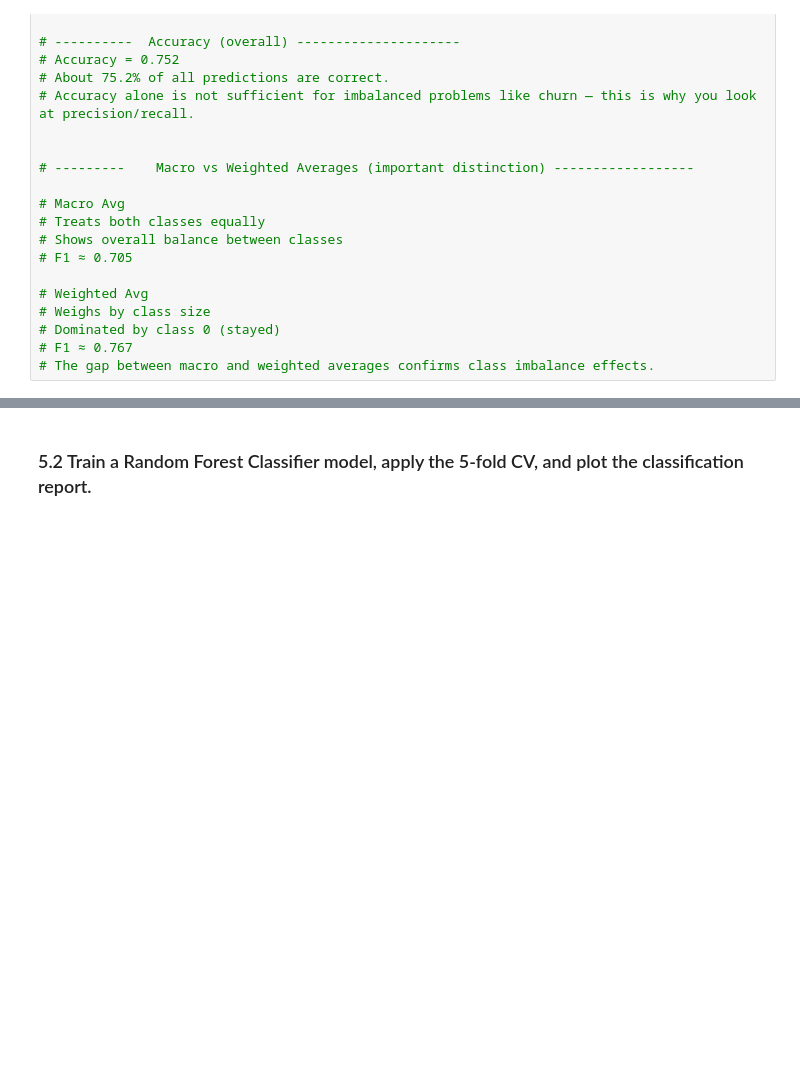
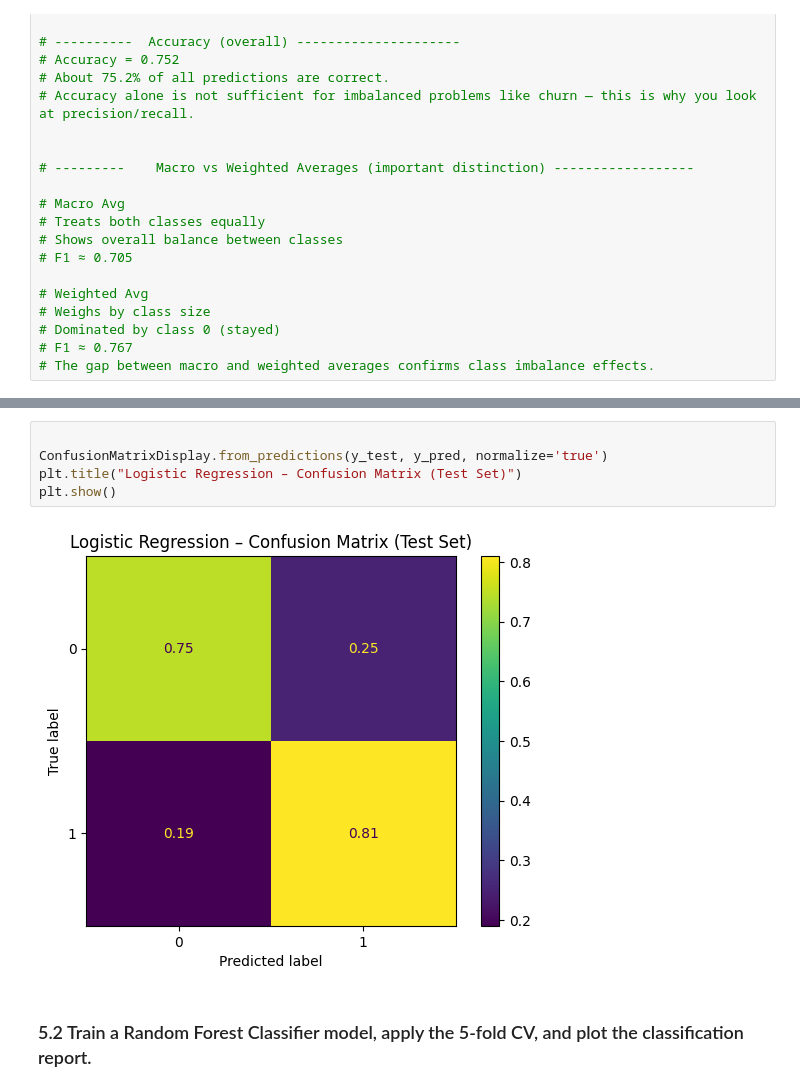
Before and after one commit to Mesterumit/Employee_Turnover_model, a Jupyter notebook: Employee_Turnover_App.ipynb, the cells around one changed output, grey strips where cells are left out. Cells and saved outputs as stored; diff of their text form; blank space fills up the shorter version.

Commit message:
added new confuison matrix

```diff
--- a/Employee_Turnover_App.ipynb
+++ b/Employee_Turnover_App.ipynb
@@ -525,3 +553,10 @@ plt.show()
+# %%
+
+ConfusionMatrixDisplay.from_predictions(y_test, y_pred, normalize='true')
+plt.title("Logistic Regression – Confusion Matrix (Test Set)")
+plt.show()
+# %% [output]
+[figure, added]
 # %% [markdown]
 ### 5.2 Train a Random Forest Classifier model, apply the 5-fold CV, and plot the classification report.
 # %%
```
Also changed, not shown: parts of 35 cells of this notebook.
